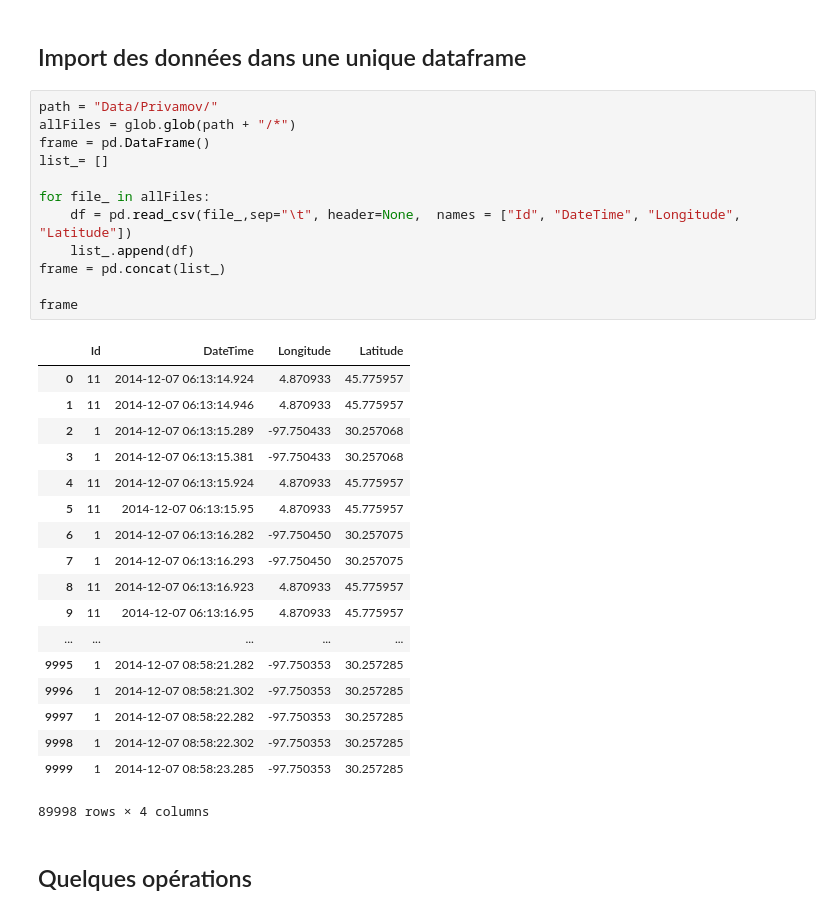
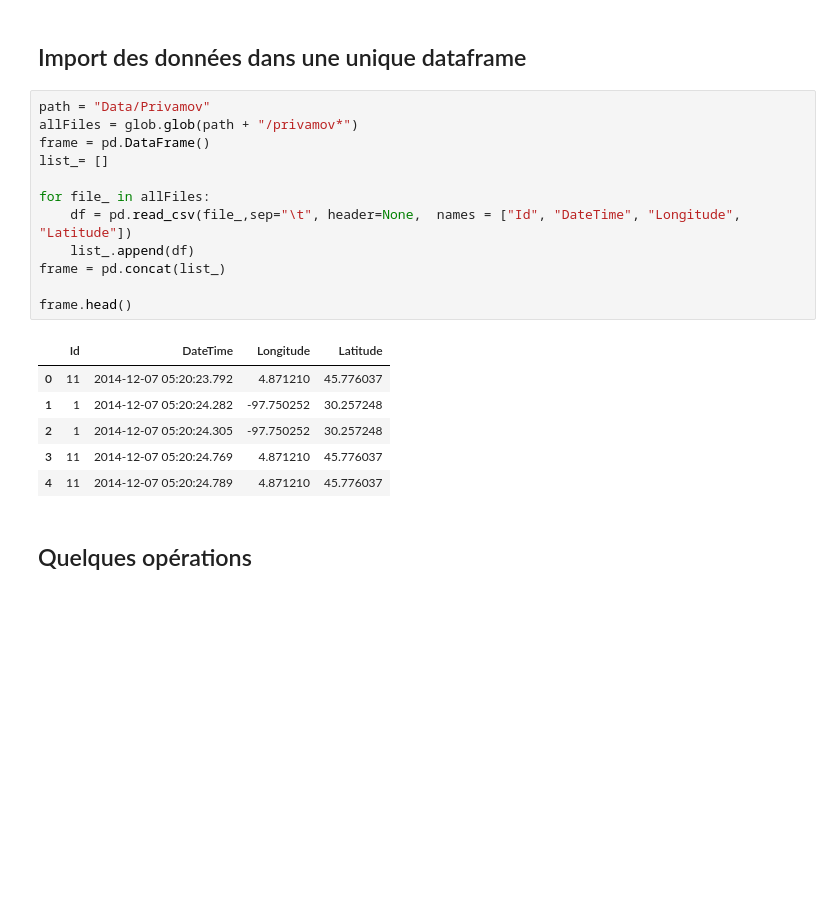
Before and after one commit to AmigoCap/CampusFlow, a Jupyter notebook: 01-Etude_preliminaire.ipynb, the cells around one changed output. Drawn from its saved outputs; the diff is of its cells as text; blank space fills up the shorter version.

```diff
--- a/PrivamovData.ipynb
+++ b/01-Etude_preliminaire.ipynb
@@ -18,36 +17,24 @@ from dateutil.parser import parse
 # %% [markdown]
 ## Import des données dans une unique dataframe
 # %%
-path = "Data/Privamov/"
-allFiles = glob.glob(path + "/*")
+path = "Data/Privamov"
+allFiles = glob.glob(path + "/privamov*")
 frame = pd.DataFrame()
 list_= []
 
 for file_ in allFiles:
     df = pd.read_csv(file_,sep="\t", header=None,  names = ["Id", "DateTime", "Longitude", "Latitude"])
     list_.append(df)
 frame = pd.concat(list_)
 
-frame
+frame.head()
 # %% [output]
 |  | Id | DateTime | Longitude | Latitude |
-| 0 | 11 | 2014-12-07 06:13:14.924 | 4.870933 | 45.775957 |
-| 1 | 11 | 2014-12-07 06:13:14.946 | 4.870933 | 45.775957 |
-| 2 | 1 | 2014-12-07 06:13:15.289 | -97.750433 | 30.257068 |
-| 3 | 1 | 2014-12-07 06:13:15.381 | -97.750433 | 30.257068 |
-| 4 | 11 | 2014-12-07 06:13:15.924 | 4.870933 | 45.775957 |
-| 5 | 11 | 2014-12-07 06:13:15.95 | 4.870933 | 45.775957 |
-| 6 | 1 | 2014-12-07 06:13:16.282 | -97.750450 | 30.257075 |
-| 7 | 1 | 2014-12-07 06:13:16.293 | -97.750450 | 30.257075 |
-| 8 | 11 | 2014-12-07 06:13:16.923 | 4.870933 | 45.775957 |
-| 9 | 11 | 2014-12-07 06:13:16.95 | 4.870933 | 45.775957 |
-| ... | ... | ... | ... | ... |
-| 9995 | 1 | 2014-12-07 08:58:21.282 | -97.750353 | 30.257285 |
-| 9996 | 1 | 2014-12-07 08:58:21.302 | -97.750353 | 30.257285 |
-| 9997 | 1 | 2014-12-07 08:58:22.282 | -97.750353 | 30.257285 |
-| 9998 | 1 | 2014-12-07 08:58:22.302 | -97.750353 | 30.257285 |
-| 9999 | 1 | 2014-12-07 08:58:23.285 | -97.750353 | 30.257285 |
+| 0 | 11 | 2014-12-07 05:20:23.792 | 4.871210 | 45.776037 |
+| 1 | 1 | 2014-12-07 05:20:24.282 | -97.750252 | 30.257248 |
+| 2 | 1 | 2014-12-07 05:20:24.305 | -97.750252 | 30.257248 |
+| 3 | 11 | 2014-12-07 05:20:24.769 | 4.871210 | 45.776037 |
+| 4 | 11 | 2014-12-07 05:20:24.789 | 4.871210 | 45.776037 |
-89998 rows × 4 columns
 # %% [markdown]
 ## Quelques opérations
 # %% [markdown]
```
Also changed, not shown: parts of 8 cells of this notebook.
